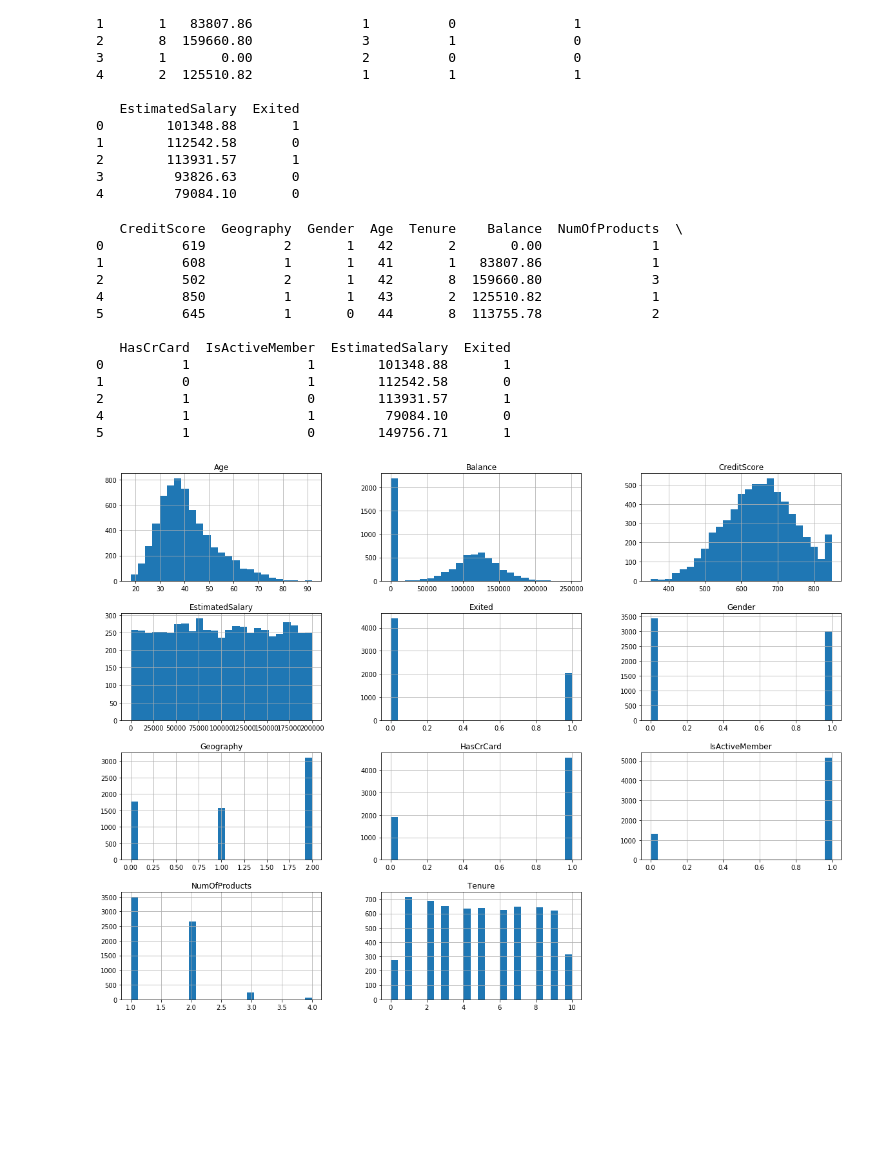
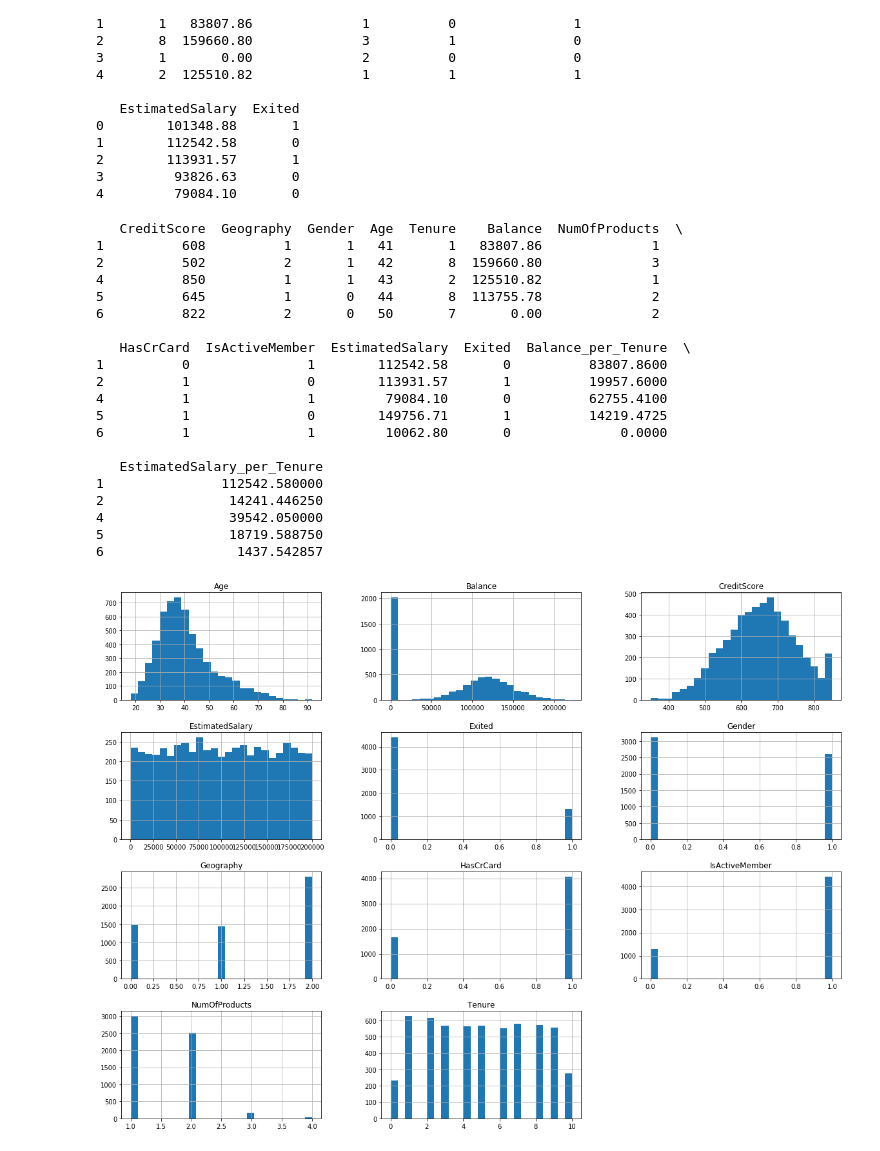
Before and after one commit to amramer/datascience-project, a Jupyter notebook: DataScience.ipynb, the cells around one changed output. Drawn from its saved outputs; the diff is of its cells as text; code cells hidden in the pictures; blank space fills up the shorter version.

```diff
--- a/DataScience.ipynb
+++ b/DataScience.ipynb
@@ -63,32 +70,56 @@ data = data.drop(['RowNumber','CustomerId','Surname'],axis=1)
 # %%
 # get all rows with Exited and IsActiveMember = 0
 values = data[(data['Exited'] == 0) & (data['IsActiveMember'] == 0)].index
 #Delete these row indexes from dataFrame
 data.drop(values , inplace=True)
+
+# get all rows with Exited and IsActiveMember = 1
+values = data[(data['Exited'] == 1) & (data['IsActiveMember'] == 1)].index
+#Delete these row indexes from dataFrame
+data.drop(values , inplace=True)
+
+#add features that could be important for a better result
+data["Balance_per_Tenure"] = data["Balance"]/data["Tenure"]
+data["EstimatedSalary_per_Tenure"] = data["EstimatedSalary"]/data["Tenure"]
+#due to the calculation with 0 inf values could be produced, change them to 0
+data = data.replace([np.inf, -np.inf], 0)
+
 print(data.head())
 
 #see correlations between features
 #draw histrograms in order to see the distributions of the features
 data.hist(["CreditScore","Balance","Age","Tenure","EstimatedSalary","NumOfProducts", "Geography", "Gender", "HasCrCard", "IsActiveMember", "Exited"],bins=25, figsize=(20,15))
 plt.show()
 
+#plot the data in order to see outliers
+import matplotlib.pyplot as plt
+
+
+
 #look for correlations between the feature vectors
 corr_matrix = data.corr()
 print(corr_matrix["IsActiveMember"].sort_values(ascending=False))
 print("\n")
 print(corr_matrix["Exited"].sort_values(ascending=False))
 # %% [output]
    CreditScore  Geography  Gender  Age  Tenure    Balance  NumOfProducts  \
-0          619          2       1   42       2       0.00              1
 1          608          1       1   41       1   83807.86              1
 2          502          2       1   42       8  159660.80              3
 4          850          1       1   43       2  125510.82              1
 5          645          1       0   44       8  113755.78              2
+6          822          2       0   50       7       0.00              2
 
-   HasCrCard  IsActiveMember  EstimatedSalary  Exited
-0          1               1        101348.88       1
-1          0               1        112542.58       0
-2          1               0        113931.57       1
-4          1               1         79084.10       0
-5          1               0        149756.71       1
+   HasCrCard  IsActiveMember  EstimatedSalary  Exited  Balance_per_Tenure  \
+1          0               1        112542.58       0          83807.8600
+2          1               0        113931.57       1          19957.6000
+4          1               1         79084.10       0          62755.4100
+5          1               0        149756.71       1          14219.4725
+6          1               1         10062.80       0              0.0000
+
+   EstimatedSalary_per_Tenure
+1               112542.580000
+2                14241.446250
+4                39542.050000
+5                18719.588750
+6                 1437.542857
-[figure, old version]
+[figure, new version]
```
Also changed, not shown: parts of 17 cells of this notebook.
